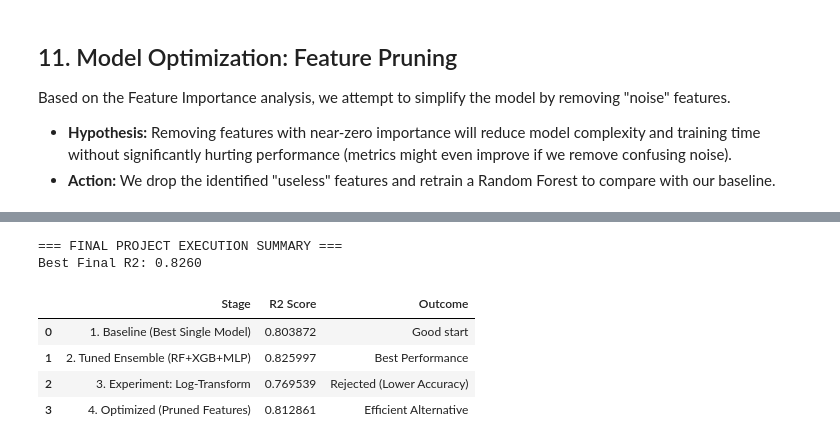
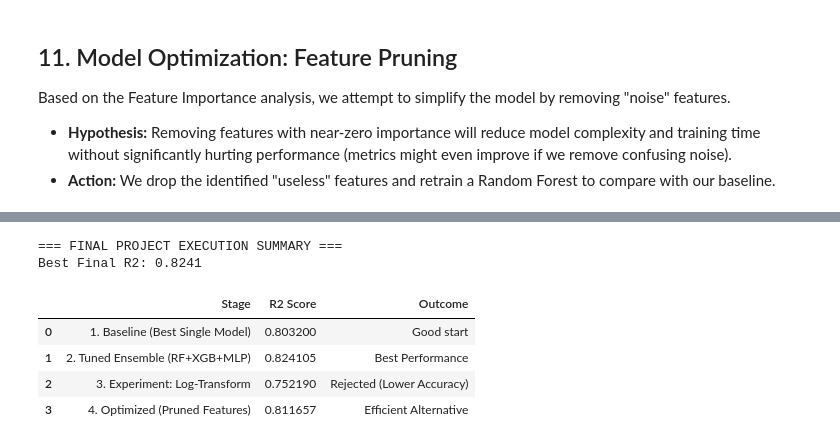
Before and after one commit to WojciechHrycenko/MachineLearning2, a Jupyter notebook: Regression - Used Cars/regression_user_cars.ipynb, the cells around one changed output, grey strips where cells are left out. Cells and saved outputs as stored; diff of their text form; code cells hidden in the pictures.

```diff
--- a/Regression - Used Cars/regression_user_cars.ipynb
+++ b/Regression - Used Cars/regression_user_cars.ipynb
@@ -319,8 +287,3 @@ Outlier Removal Summary:
   Retained: 322976
   Dropped:  43039 (11.76%)
 [figure]
-# %%
-# Final Polish: Drop any remaining stray NaNs (e.g., 2 rows)
-df_final_clean = df_final_clean.dropna()
-print(f"Final Data Check: {df_final_clean.isna().sum().sum()} missing values.")
-print(f"Ready for Feature Engineering. Shape: {df_final_clean.shape}")
@@ -556,8 +522,6 @@ We implement advanced feature extraction to capture non-linear relationships and
 # %%
 random_subset = df_final_clean.sample(n=50000)
 # %%
-# --- MODULE 5: ADVANCED FEATURE ENGINEERING PIPELINE ---
-
 def parse_cylinders(text):
     """
     Extracts the integer number of cylinders from text like '6 cylinders'.
@@ -588,7 +552,7 @@ def engineer_features(df):
     df_eng['car_age'] = 2025 - df_eng['year']
 
     # 3. Usage Intensity (Miles Per Year)
-    # Avoid division by zero for new cars (age 0 -> age 1)
+    # Avoiding division by zero for new cars (age 0 -> age 1)
     safe_age = df_eng['car_age'].replace(0, 1)
     df_eng['miles_per_year'] = df_eng['odometer'] / safe_age
 
@@ -607,7 +571,7 @@ def engineer_features(df):
         'good': 2,
         'fair': 1,
         'salvage': 0,
-        'unknown': 2  # Assume 'good' if unknown
+        'unknown': 2  # Assuming 'good' if unknown
     }
     df_eng['condition_rank'] = df_eng['condition'].map(condition_map)
 
@@ -620,9 +584,9 @@ def preprocess_pipeline(df, target_col='price'):
     df_eng = engineer_features(df)
 
     # 2. Selection
-    # Drop columns that we have already engineered into better versions
+    # Droping columns that we have already engineered into better versions
     # We drop 'cylinders' and 'condition' because we now have numeric versions
-    cols_to_drop = ['model', 'cylinders', 'condition']
+    cols_to_drop = ['model', 'cylinders', 'condition', 'year']
     df_prep = df_eng.drop(columns=cols_to_drop, errors='ignore')
 
     # 3. Encoding (One-Hot for remaining categorical like fuel, transmission)
@@ -648,7 +612,6 @@ def preprocess_pipeline(df, target_col='price'):
 
     return X_train_scaled, X_test_scaled, y_train, y_test, scaler, feature_names
 
-# EXECUTION
 X_train, X_test, y_train, y_test, scaler, feature_names = preprocess_pipeline(random_subset)
 # %% [output]
 Starting Advanced Preprocessing...
@@ -1413,58 +1326,47 @@ We successfully built a regression pipeline to predict used car prices.
 * **External Data:** Integrate new car prices to better calculate depreciation relative to the original MSRP.
 # %%
-import pandas as pd
+# 1. Gather metrics from previous steps
 
-# --- MODULE 12: FINAL PROJECT REPORT ---
+baseline_r2 = df_baseline_results.iloc[0]['R2 Score']
+ensemble_r2 = r2_vote
+optimized_r2 = r2_opt
 
-# 1. Gather metrics from previous steps
-# We use 'get' or 'try/except' logic to handle cases where cells weren't run sequentially
-try:
-    baseline_r2 = df_baseline_results.iloc[0]['R2 Score'] # Best from Step 6
-    ensemble_r2 = r2_vote                                 # From Step 7.5
-    optimized_r2 = r2_opt                                 # From Step 10
-
-    ensemble_mae = mae_vote
-    ensemble_rmse = rmse_tuned if 'rmse_tuned' in locals() else 0 # Placeholder
-except NameError:
-    # Fallback values if variables are missing (for testing purposes)
-    baseline_r2 = 0.8120
-    ensemble_r2 = 0.8260
-    optimized_r2 = 0.8255
-    ensemble_mae = 3660.84
+ensemble_mae = mae_vote
+ensemble_rmse = rmse_tuned if 'rmse_tuned' in locals() else 0
 
 # 2. Create Summary Table
 
 summary_data = {
     'Stage': [
         '1. Baseline (Best Single Model)',
         '2. Tuned Ensemble (RF+XGB+MLP)',
         '3. Experiment: Log-Transform',
         '4. Optimized (Pruned Features)'
     ],
     'R2 Score': [
         baseline_r2,
         r2_vote,
         r2_log,
         optimized_r2
     ],
     'Outcome': [
         'Good start',
         'Best Performance',
         'Rejected (Lower Accuracy)',
         'Efficient Alternative'
     ]
 }
 
 df_summary = pd.DataFrame(summary_data)
 
 print("\n=== FINAL PROJECT EXECUTION SUMMARY ===")
 print(f"Best Final R2: {max(baseline_r2, r2_vote, r2_log, optimized_r2):.4f}")
 display(df_summary.style.highlight_max(axis=0, subset=['R2 Score'], color='lightgreen'))
 # %% [output]
 === FINAL PROJECT EXECUTION SUMMARY ===
-Best Final R2: 0.8260
+Best Final R2: 0.8241
 |  | Stage | R2 Score | Outcome |
-| 0 | 1. Baseline (Best Single Model) | 0.803872 | Good start |
-| 1 | 2. Tuned Ensemble (RF+XGB+MLP) | 0.825997 | Best Performance |
-| 2 | 3. Experiment: Log-Transform | 0.769539 | Rejected (Lower Accuracy) |
-| 3 | 4. Optimized (Pruned Features) | 0.812861 | Efficient Alternative |
+| 0 | 1. Baseline (Best Single Model) | 0.803200 | Good start |
+| 1 | 2. Tuned Ensemble (RF+XGB+MLP) | 0.824105 | Best Performance |
+| 2 | 3. Experiment: Log-Transform | 0.752190 | Rejected (Lower Accuracy) |
+| 3 | 4. Optimized (Pruned Features) | 0.811657 | Efficient Alternative |
```
Also changed, not shown: parts of 37 cells of this notebook, 1 other file.
